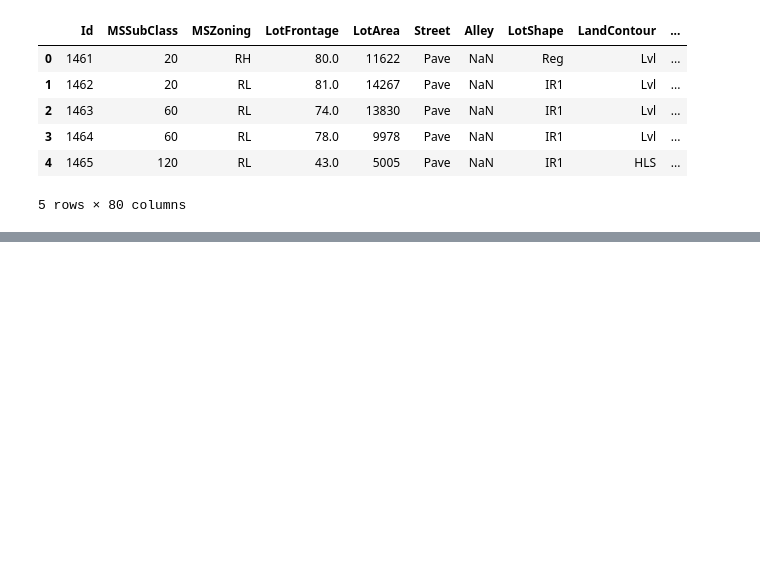
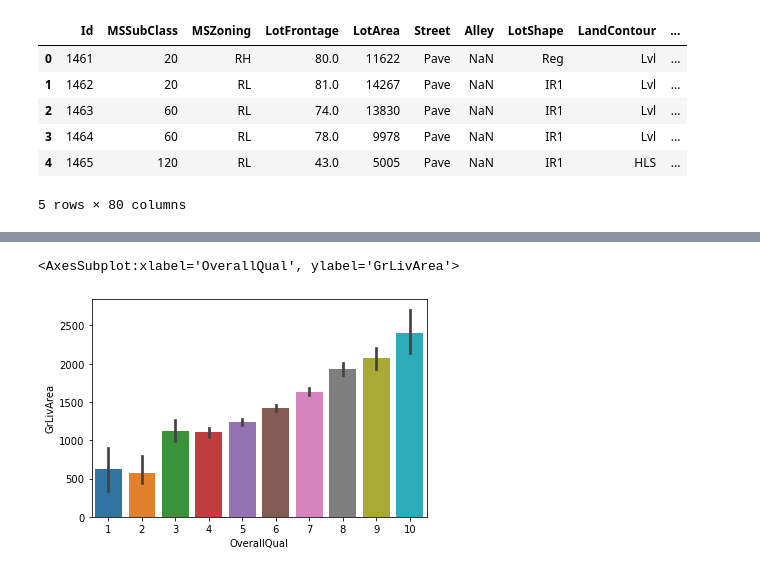
Before and after one commit to lcy8417/Kaggle_Boston_Home_Price, a Jupyter notebook: boston_project.ipynb, the cells around one changed output, grey strips where cells are left out. Cells and saved outputs as stored; diff of their text form; code cells hidden in the pictures; blank space fills up the shorter version.

```diff
--- a/boston_project.ipynb
+++ b/boston_project.ipynb
@@ -139,0 +126,6 @@ dtype: int64
+# %%
+# 마감상태의 대비 지상면적
+sns.barplot(data = train, x = 'OverallQual', y = 'GrLivArea')
+# %% [output]
+<AxesSubplot:xlabel='OverallQual', ylabel='GrLivArea'>
+[figure, added]
```
Also changed, not shown: parts of 100 cells of this notebook.
